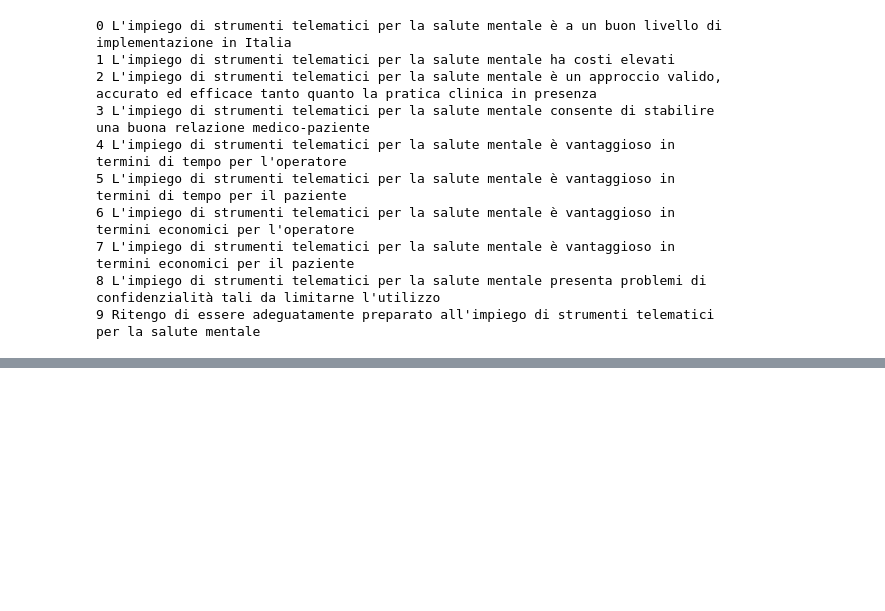
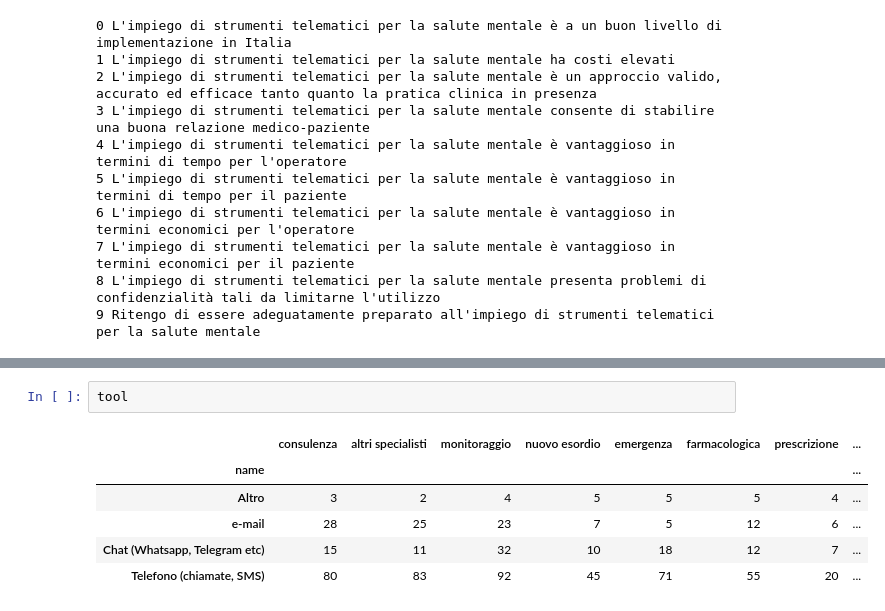
Before and after one commit to raffaelemazziotti/telemental_health, a Jupyter notebook: survey_ita_analysis.ipynb, the cells around one changed output, grey strips where cells are left out. Drawn from its saved outputs; the diff is of its cells as text; blank space fills up the shorter version.

```diff
--- a/survey_ita_analysis.ipynb
+++ b/survey_ita_analysis.ipynb
@@ -751,0 +841,9 @@ for i,c in enumerate(surv.columns[34:44]):
+# %%
+tool
+# %% [output]
+|  | consulenza | altri specialisti | monitoraggio | nuovo esordio | emergenza | farmacologica | prescrizione | ... |
+| name |  |  |  |  |  |  |  | ... |
+| Altro | 3 | 2 | 4 | 5 | 5 | 5 | 4 | ... |
+| e-mail | 28 | 25 | 23 | 7 | 5 | 12 | 6 | ... |
+| Chat (Whatsapp, Telegram etc) | 15 | 11 | 32 | 10 | 18 | 12 | 7 | ... |
+| Telefono (chiamate, SMS) | 80 | 83 | 92 | 45 | 71 | 55 | 20 | ... |
```
Also changed, not shown: parts of 20 cells of this notebook.
